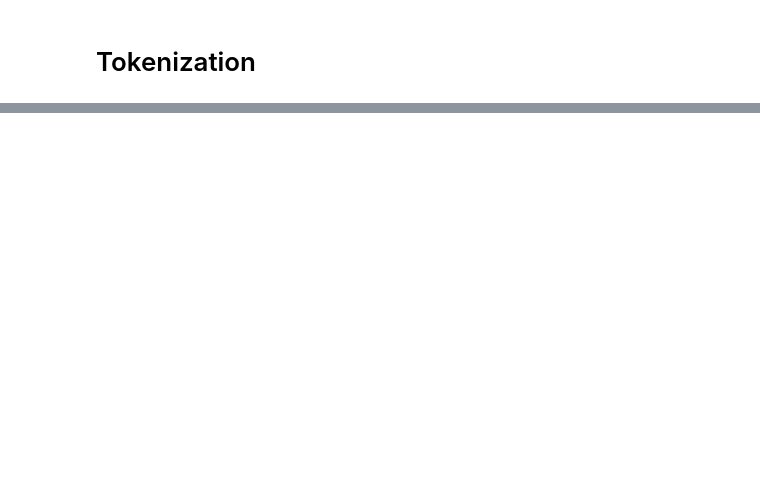
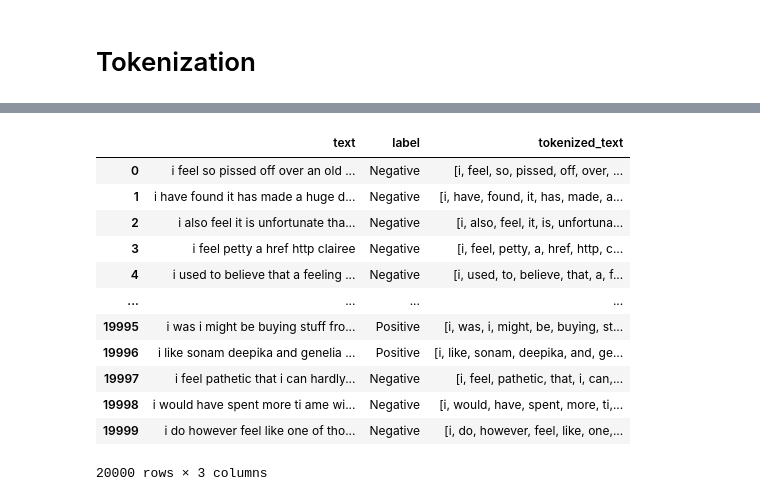
Before and after one commit to JoelOscarsson/rnn-assignment, a Jupyter notebook: rnn-assignment.ipynb, the cells around one changed output, grey strips where cells are left out. Saved outputs shown, nothing was run; the diff lists cells and outputs as text; code cells hidden in the pictures; blank space fills up the shorter version.

```diff
--- a/rnn-assignment.ipynb
+++ b/rnn-assignment.ipynb
@@ -125,0 +197,33 @@ So the dataset is not balanced. So this might be an issue that might need to be
+# %%
+def tokenize(df):
+    """"
+    Takes in a df column
+
+    Returns: column with the text tokenized and each row is corresponding to correct index
+
+    """
+
+    df['tokenized_text'] = df['text'].apply(nltk.word_tokenize) # tokenizes the text
+
+    # tokenized_text = df['tokenized_text'].explode().reset_index() # transform each element and replicate index values to match each row.
+
+
+    # display(tokenized_text['index'].unique()) # this is to see that the index matches the original df rows (20K)
+
+    return df
+
+tokenize(df)
+# %% [output]
+|  | text | label | tokenized_text |
+| 0 | i feel so pissed off over an old ... | Negative | [i, feel, so, pissed, off, over, ... |
+| 1 | i have found it has made a huge d... | Negative | [i, have, found, it, has, made, a... |
+| 2 | i also feel it is unfortunate tha... | Negative | [i, also, feel, it, is, unfortuna... |
+| 3 | i feel petty a href http clairee | Negative | [i, feel, petty, a, href, http, c... |
+| 4 | i used to believe that a feeling ... | Negative | [i, used, to, believe, that, a, f... |
+| ... | ... | ... | ... |
+| 19995 | i was i might be buying stuff fro... | Positive | [i, was, i, might, be, buying, st... |
+| 19996 | i like sonam deepika and genelia ... | Positive | [i, like, sonam, deepika, and, ge... |
+| 19997 | i feel pathetic that i can hardly... | Negative | [i, feel, pathetic, that, i, can,... |
+| 19998 | i would have spent more ti ame wi... | Negative | [i, would, have, spent, more, ti,... |
+| 19999 | i do however feel like one of tho... | Negative | [i, do, however, feel, like, one,... |
+20000 rows × 3 columns
```
Also changed, not shown: parts of 32 cells of this notebook, 1 other file.
